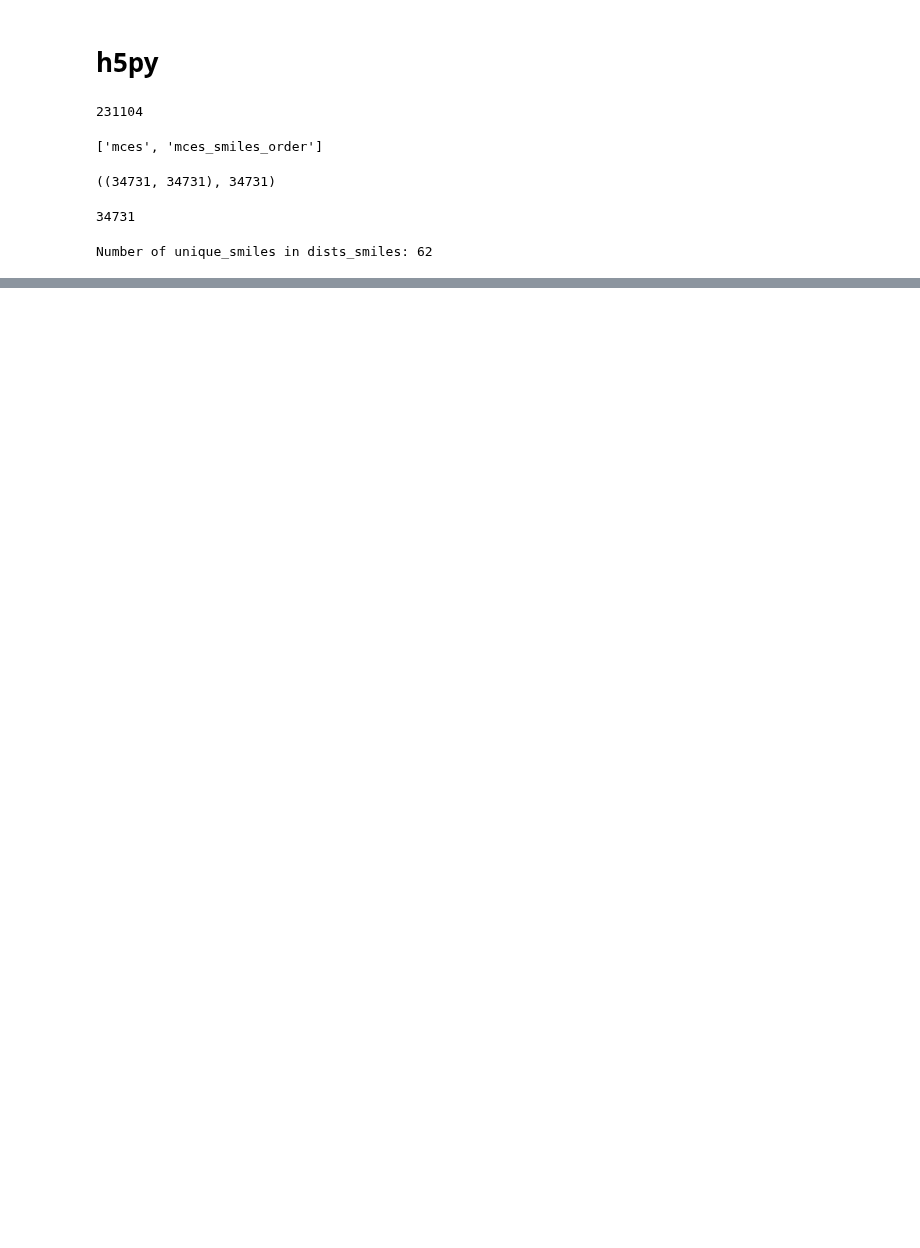
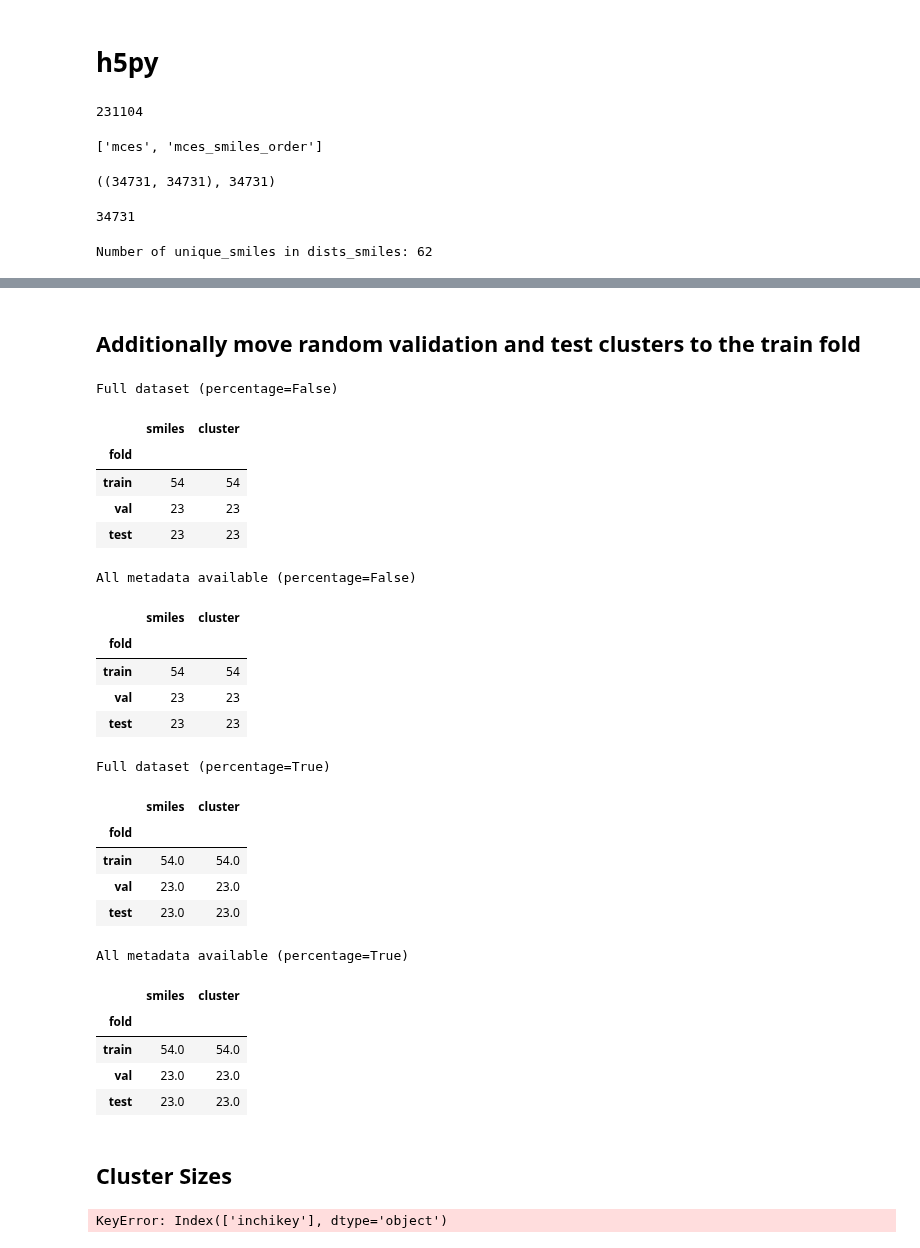
Before and after one commit to Jozefov/MassSpecGymMSn, a Jupyter notebook: notebooks/MSn/data_split.ipynb, the cells around one changed output, grey strips where cells are left out. Saved outputs shown, nothing was run; the diff lists cells and outputs as text; code cells hidden in the pictures; blank space fills up the shorter version.

```diff
--- a/notebooks/MSn/data_split.ipynb
+++ b/notebooks/MSn/data_split.ipynb
@@ -148,3 +338,48 @@ pulp.listSolvers(onlyAvailable=True)
+# %% [markdown]
+## Additionally move random validation and test clusters to the train fold
+# %%
+df_split = df.copy()
+for f in ['val', 'test']:
+    df_fold = df[df['fold'] == f].copy()
+    rand_fold_clusters = df_fold['cluster'].drop_duplicates().sample(n=10, random_state=42).values
+    df_split.loc[df_split['cluster'].isin(rand_fold_clusters), 'fold'] = 'train'
+
+for percentage in [False, True]:
+    print(f'Full dataset (percentage={percentage})')
+    display(fold_composition(df_split, percentage=percentage))
+    print(f'All metadata available (percentage={percentage})')
+    display(fold_composition(df_split.dropna(), percentage=percentage))
+# %% [output]
+Full dataset (percentage=False)
+|  | smiles | cluster |
+| fold |  |  |
+| train | 54 | 54 |
+| val | 23 | 23 |
+| test | 23 | 23 |
+All metadata available (percentage=False)
+|  | smiles | cluster |
+| fold |  |  |
+| train | 54 | 54 |
+| val | 23 | 23 |
+| test | 23 | 23 |
+Full dataset (percentage=True)
+|  | smiles | cluster |
+| fold |  |  |
+| train | 54.0 | 54.0 |
+| val | 23.0 | 23.0 |
+| test | 23.0 | 23.0 |
+All metadata available (percentage=True)
+|  | smiles | cluster |
+| fold |  |  |
+| train | 54.0 | 54.0 |
+| val | 23.0 | 23.0 |
+| test | 23.0 | 23.0 |
+# %% [markdown]
+## Cluster Sizes
+# %%
+df.drop_duplicates(subset=['inchikey']).groupby(['cluster', 'fold']).agg({'inchikey': 'count'}).sort_values(by='inchikey', ascending=False)
+# %% [output]
+KeyError: Index(['inchikey'], dtype='object')
 # %%
 
 
```
Also changed, not shown: parts of 26 cells of this notebook, 7 other files.
